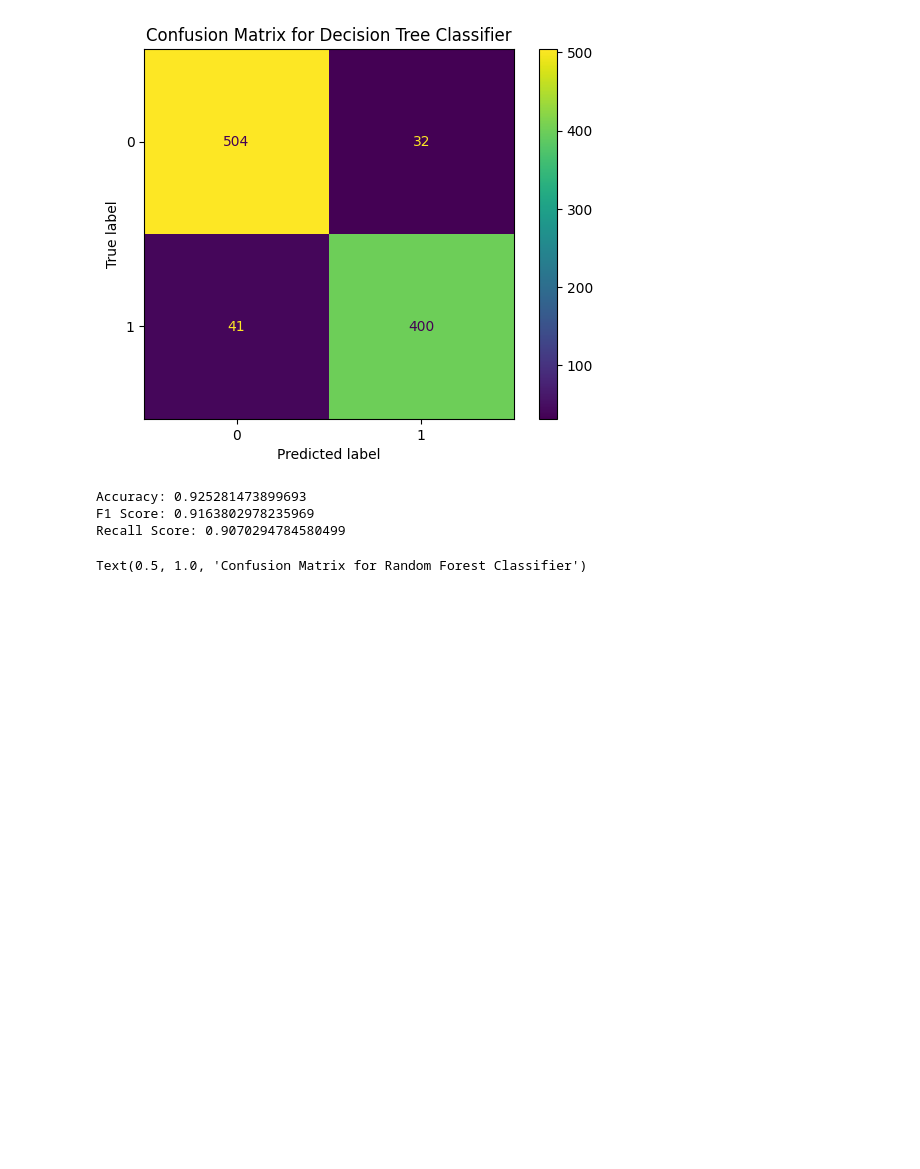
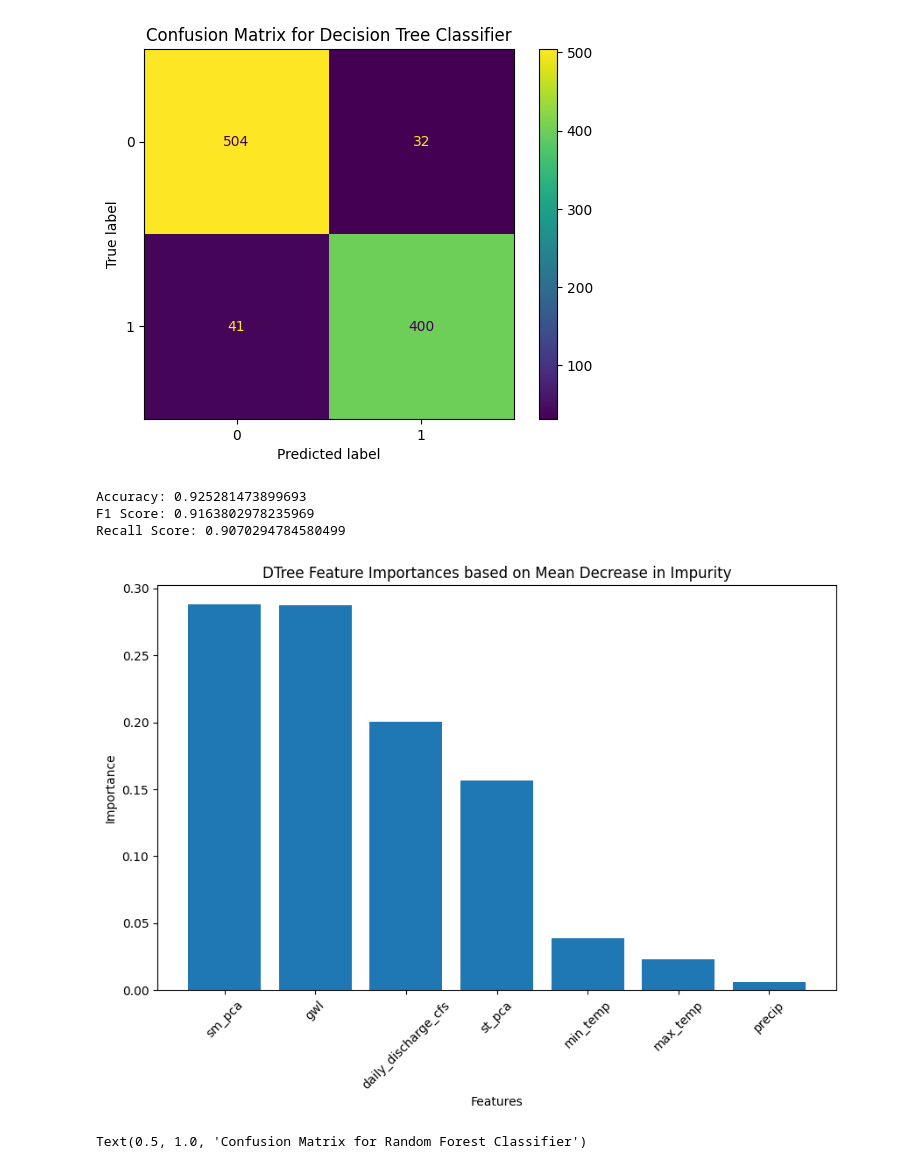
Before and after one commit to shvmpandey98/csci5622-project, a Jupyter notebook: 10_decision_trees.ipynb, the cells around one changed output. Drawn from its saved outputs; the diff is of its cells as text; code cells hidden in the pictures; blank space fills up the shorter version.

```diff
--- a/10_decision_trees.ipynb
+++ b/10_decision_trees.ipynb
@@ -179,5 +182,21 @@ print(f'Recall Score: {recall}')
 Accuracy: 0.925281473899693
 F1 Score: 0.9163802978235969
 Recall Score: 0.9070294784580499
+# %%
+# visualizing the feature importance
+
+importances = classifier.feature_importances_
+indices = np.argsort(importances)[::-1]
+
+plt.figure(figsize=(10, 6))
+plt.title("DTree Feature Importances based on Mean Decrease in Impurity")
+plt.bar(range(X_train.shape[1]), importances[indices], align="center")
+plt.xticks(range(X_train.shape[1]), [features[i] for i in indices])
+plt.xticks(rotation=45)
+plt.xlabel('Features')
+plt.ylabel('Importance')
+plt.show()
+# %% [output]
+[figure, added]
 # %%
 # Implementing Random Forest Classifier
```
Also changed, not shown: parts of 7 cells of this notebook.
